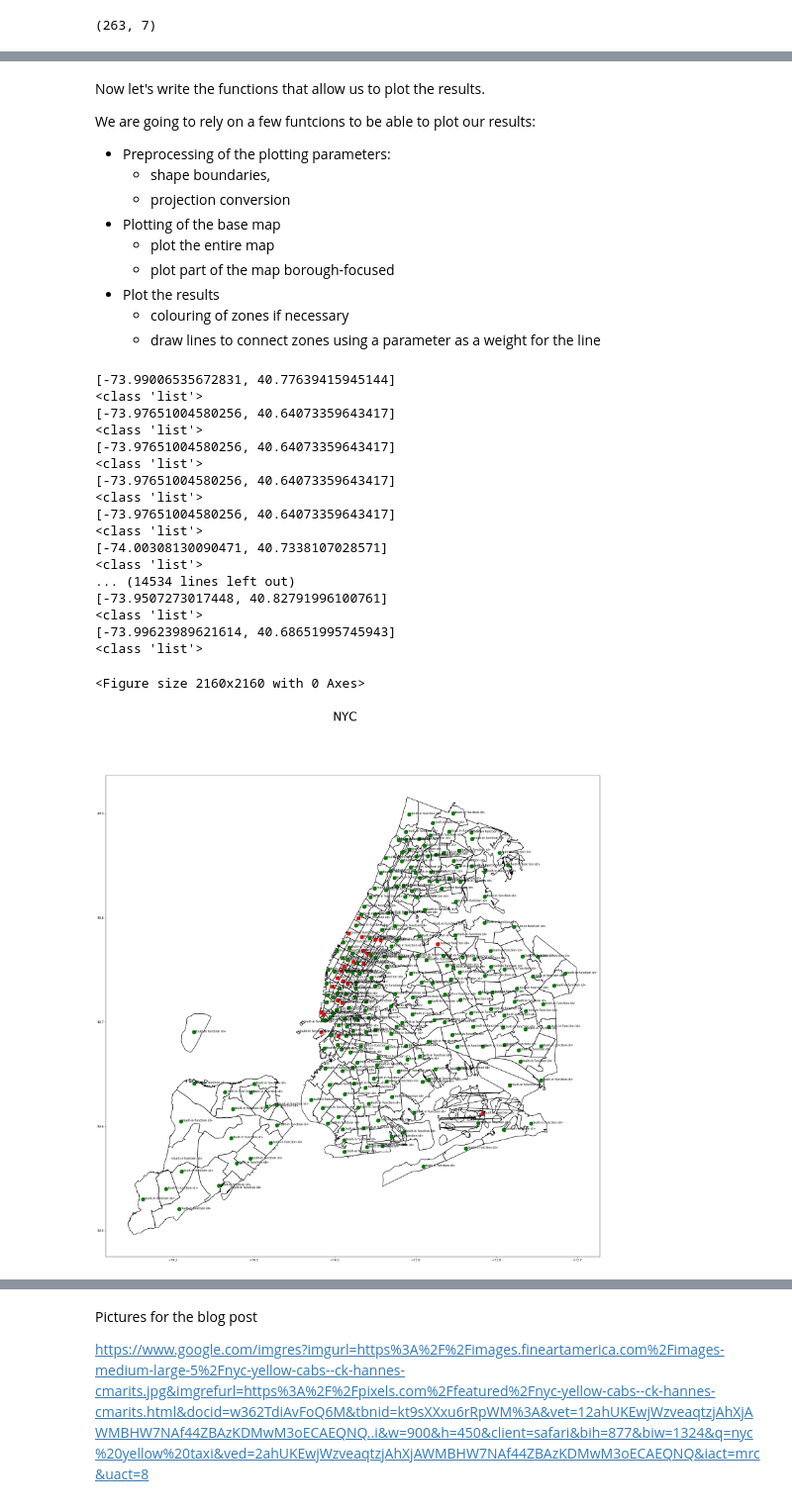
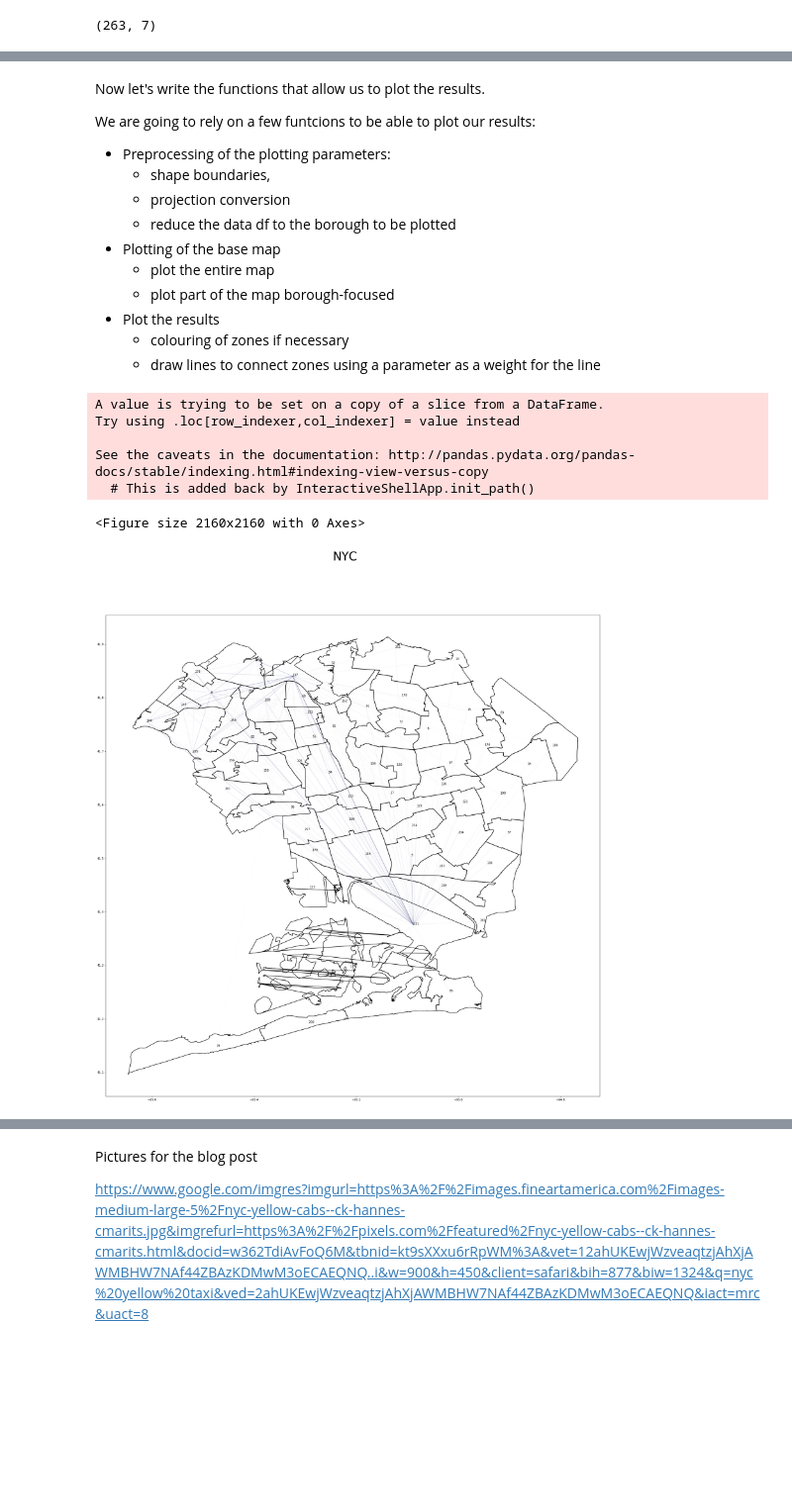
Before and after one commit to acoullandreau/nyc_taxi_trips, a Jupyter notebook: Taxi rides analysis.ipynb, the cells around one changed output, grey strips where cells are left out. Shown at 99% size. Drawn from its saved outputs; the diff is of its cells as text; code cells hidden in the pictures; blank space fills up the shorter version.

Commit message:
Added new plotting functions to handle exceptions

```diff
--- a/Taxi rides analysis.ipynb
+++ b/Taxi rides analysis.ipynb
@@ -844,6 +745,7 @@ We are going to rely on a few funtcions to be able to plot our results:
 - Preprocessing of the plotting parameters:
     - shape boundaries,
     - projection conversion
+    - reduce the data df to the borough to be plotted
 - Plotting of the base map
     - plot the entire map
     - plot part of the map borough-focused
@@ -966,13 +874,19 @@ def plot_borough_base_map(borough_df, shape_dict, figsize, title):
     return fig, ax
 # %%
 #Define the functions to plot the results
+
 
 def compute_links(df, weight, shape_dict):
     links = []
     i=0
 
+    #We normalise the data in df
+    scaler = MinMaxScaler()
+    df_scaled = scaler.fit_transform(df)
+    df['scaled_weight'] = df_scaled
+
     for link_centers in df.index:
-        link_weight = df.iloc[i][weight]
+        link_weight = df.iloc[i]['scaled_weight']
         link = list(link_centers)
         link.append(link_weight)
         links.append(link)
@@ -981,20 +895,20 @@ def compute_links(df, weight, shape_dict):
     return links
 
 
-def plot_lines_with_weight(links_to_plot, shape_dict):
+def plot_lines_with_weight(links_to_plot, shape_dict, color_idx_origin, color_idx_destination):
+
+    color_origin = plt.cm.viridis(color_idx_origin)
+    color_destination = plt.cm.viridis(color_idx_destination)
 
     for link in links_to_plot:
         origin_id = convert_id_shapefile(link[0])
         origin_center = [shape_dict[origin_id][2], shape_dict[origin_id][3]]
-
         destination_id = convert_id_shapefile(link[1])
         destination_center = [shape_dict[destination_id][2], shape_dict[destination_id][3]]
 
-        #plt.plot(origin_center[0], origin_center[1], color='red', marker='o', markersize=12)
-        #plt.plot(destination_center[0], destination_center[1], color='green', marker='o', markersize=12)
-        print(origin_center, destination_center)
-        #plt.plot(origin_center, destination_center, color='green')
-        #, linestyle='dashed', linewidth=2
+        plt.plot([origin_center[0], destination_center[0]],
+                 [origin_center[1], destination_center[1]],
+                 color=color_origin, alpha=link[2])
 
 
 def plot_results(map_dict):
@@ -1007,25 +921,25 @@ def plot_results(map_dict):
     df_sf = map_dict['df_sf']
     df = map_dict['df']
     weight = map_dict['weight']
+    color_idx_origin = map_dict['plot_color'][0]
+    color_idx_destination = map_dict['plot_color'][1]
 
-    print('début_map')
     #We plot the base map
     if map_type == 'total':
-        fig, ax = plot_nyc_base_map(sf, figsize, title)
+        fig, ax = plot_nyc_base_map(sf, shape_dict, figsize, title)
     else:
         borough_df = df_sf[df_sf['borough']==map_type]
         fig, ax = plot_borough_base_map(borough_df, shape_dict, figsize, title)
 
-    print('début_links')
     #We calculate the links we want to plot
-    links_to_plot = compute_links(df, weight, shape_dict)
+    if map_type == 'total':
+        links_to_plot = compute_links(df, weight, shape_dict)
+    else:
+        reduced_df = reduce_df_to_borough_boundaries(df, df_sf, map_type)
+        links_to_plot = compute_links(reduced_df, weight, shape_dict)
 
-    print('début_plot')
     #We plot the lines
-    plot_lines_with_weight(links_to_plot, shape_dict)
-
-
-    color = np.random.rand(3,)
+    plot_lines_with_weight(links_to_plot, shape_dict, color_idx_origin, color_idx_destination)
 # %%
 #Let's compute the shape boundaries for all zones in the shapefile and
 #store them in a global variable (dictionary)
@@ -1033,28 +947,16 @@ def plot_results(map_dict):
 shape_boundaries = process_shape_boundaries(df_sf_nyc, sf_nyc)
 # %%
 map_dict = {'sf':sf_nyc, 'df':df_Mon_jan_2018, 'df_sf':df_sf_nyc,
-            'shape_dict':shape_boundaries, 'figsize':(30,30),
-            'weight':'passenger_count', 'title':'NYC', 'map_type':'total'}
+            'shape_dict':shape_boundaries, 'figsize':(30,30), 'plot_color':[0.2, 0.8],
+            'weight':'passenger_count', 'title':'NYC', 'map_type':'Queens'}
 
 
 plot_results(map_dict)
 # %% [output]
-[-73.99006535672831, 40.77639415945144]
-<class 'list'>
-[-73.97651004580256, 40.64073359643417]
-<class 'list'>
-[-73.97651004580256, 40.64073359643417]
-<class 'list'>
-[-73.97651004580256, 40.64073359643417]
-<class 'list'>
-[-73.97651004580256, 40.64073359643417]
-<class 'list'>
-[-74.00308130090471, 40.7338107028571]
-<class 'list'>
-... (14534 lines left out)
-[-73.9507273017448, 40.82791996100761]
-<class 'list'>
-[-73.99623989621614, 40.68651995745943]
-<class 'list'>
+A value is trying to be set on a copy of a slice from a DataFrame.
+Try using .loc[row_indexer,col_indexer] = value instead
+
+See the caveats in the documentation: http://pandas.pydata.org/pandas-docs/stable/indexing.html#indexing-view-versus-copy
+  # This is added back by InteractiveShellApp.init_path()
 <Figure size 2160x2160 with 0 Axes>
-[figure, old version]
+[figure, new version]
```
Also changed, not shown: parts of 21 cells of this notebook.
